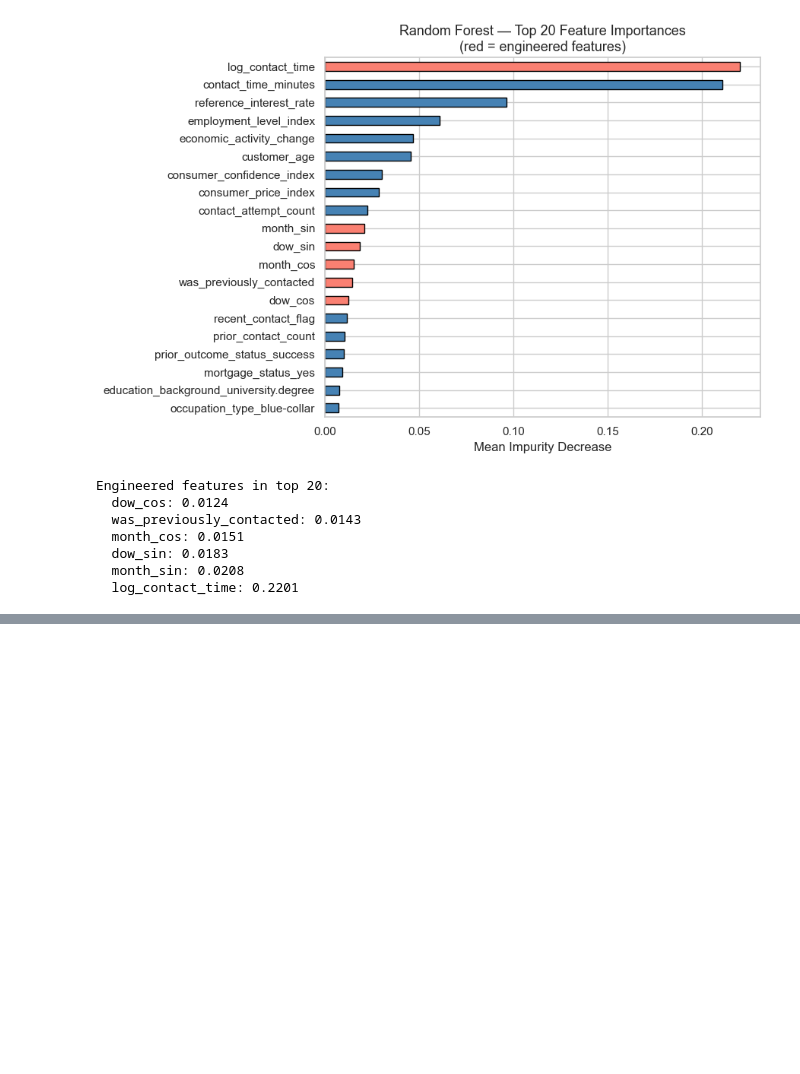
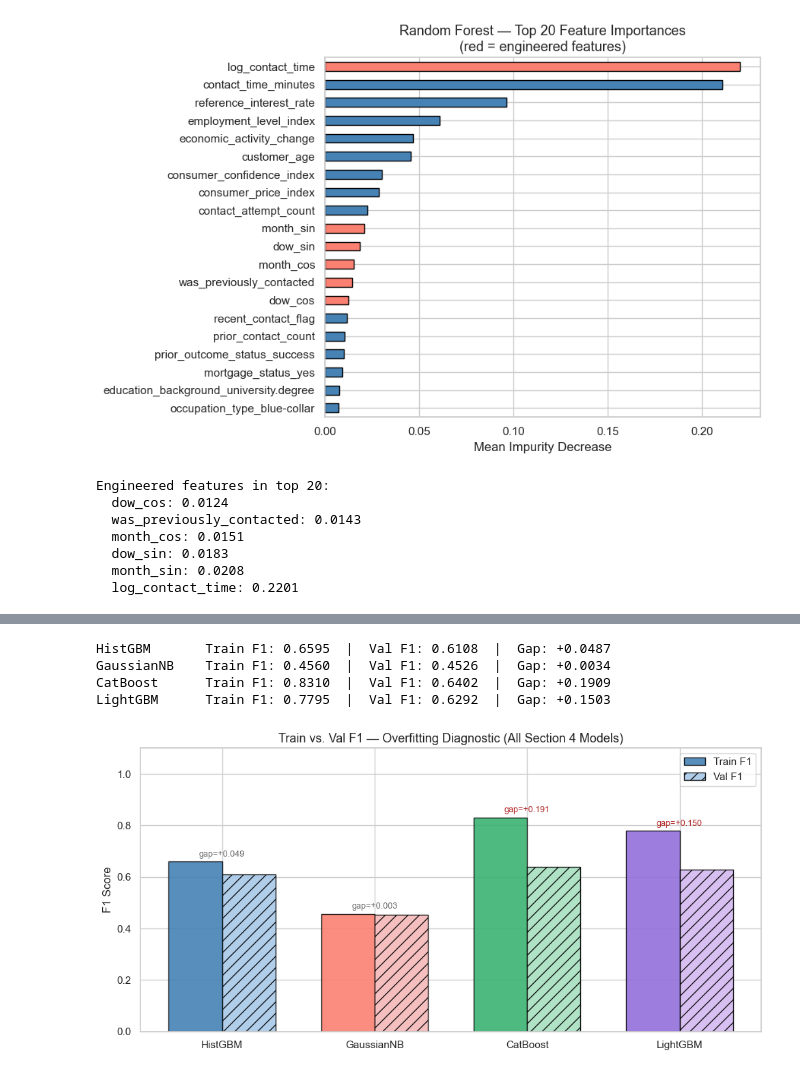
Before and after one commit to lcalaff/Advanced_ML_Work, a Jupyter notebook: Git_Code/Midterm Take Home/Midterm_Modeling.ipynb, the cells around one changed output, grey strips where cells are left out. Drawn from its saved outputs; the diff is of its cells as text; code cells hidden in the pictures; blank space fills up the shorter version.

```diff
--- a/Git_Code/Midterm Take Home/Midterm_Modeling.ipynb
+++ b/Git_Code/Midterm Take Home/Midterm_Modeling.ipynb
@@ -482,0 +821,49 @@ Engineered features in top 20:
+# %%
+tuned_models = {
+    'HistGBM':   hgb_tuned,
+    'GaussianNB': gnb_best,
+    'CatBoost':  cat_tuned,
+    'LightGBM':  lgbm_tuned,
+}
+
+train_val_results = {}
+for name, model in tuned_models.items():
+    y_train_pred = model.predict(X_train_proc)
+    train_f1 = f1_score(y_train, y_train_pred)
+    val_f1   = results_sec4[name]['Val F1']
+    gap      = train_f1 - val_f1
+    train_val_results[name] = {'Train F1': train_f1, 'Val F1': val_f1, 'Gap': gap}
+    print(f"{name:<12}  Train F1: {train_f1:.4f}  |  Val F1: {val_f1:.4f}  |  Gap: {gap:+.4f}")
+
+names  = list(train_val_results.keys())
+t_f1s  = [train_val_results[n]['Train F1'] for n in names]
+v_f1s  = [train_val_results[n]['Val F1']   for n in names]
+gaps   = [train_val_results[n]['Gap']       for n in names]
+
+x     = np.arange(len(names))
+width = 0.35
+colors_train = ['steelblue', 'salmon', 'mediumseagreen', 'mediumpurple']
+colors_val   = ['#a8c8e8', '#f4b8b8', '#a8dfc0', '#d4b8f0']
+
+fig, ax = plt.subplots(figsize=(10, 5))
+ax.bar(x - width / 2, t_f1s, width, label='Train F1', color=colors_train, edgecolor='black', alpha=0.9)
+ax.bar(x + width / 2, v_f1s, width, label='Val F1',   color=colors_val,   edgecolor='black', alpha=0.9, hatch='//')
+
+for i, (t, v, g) in enumerate(zip(t_f1s, v_f1s, gaps)):
+    ax.annotate(f'gap={g:+.3f}', xy=(x[i], max(t, v) + 0.02), ha='center', fontsize=9,
+                color='firebrick' if g > 0.10 else 'dimgray')
+
+ax.set_xticks(x)
+ax.set_xticklabels(names)
+ax.set_ylim(0, 1.1)
+ax.set_ylabel('F1 Score')
+ax.set_title('Train vs. Val F1 — Overfitting Diagnostic (All Section 4 Models)', fontsize=13)
+ax.legend()
+plt.tight_layout()
+plt.show()
+# %% [output]
+HistGBM       Train F1: 0.6595  |  Val F1: 0.6108  |  Gap: +0.0487
+GaussianNB    Train F1: 0.4560  |  Val F1: 0.4526  |  Gap: +0.0034
+CatBoost      Train F1: 0.8310  |  Val F1: 0.6402  |  Gap: +0.1909
+LightGBM      Train F1: 0.7795  |  Val F1: 0.6292  |  Gap: +0.1503
+[figure, added]
```
Also changed, not shown: parts of 26 cells of this notebook, 4 other files.
